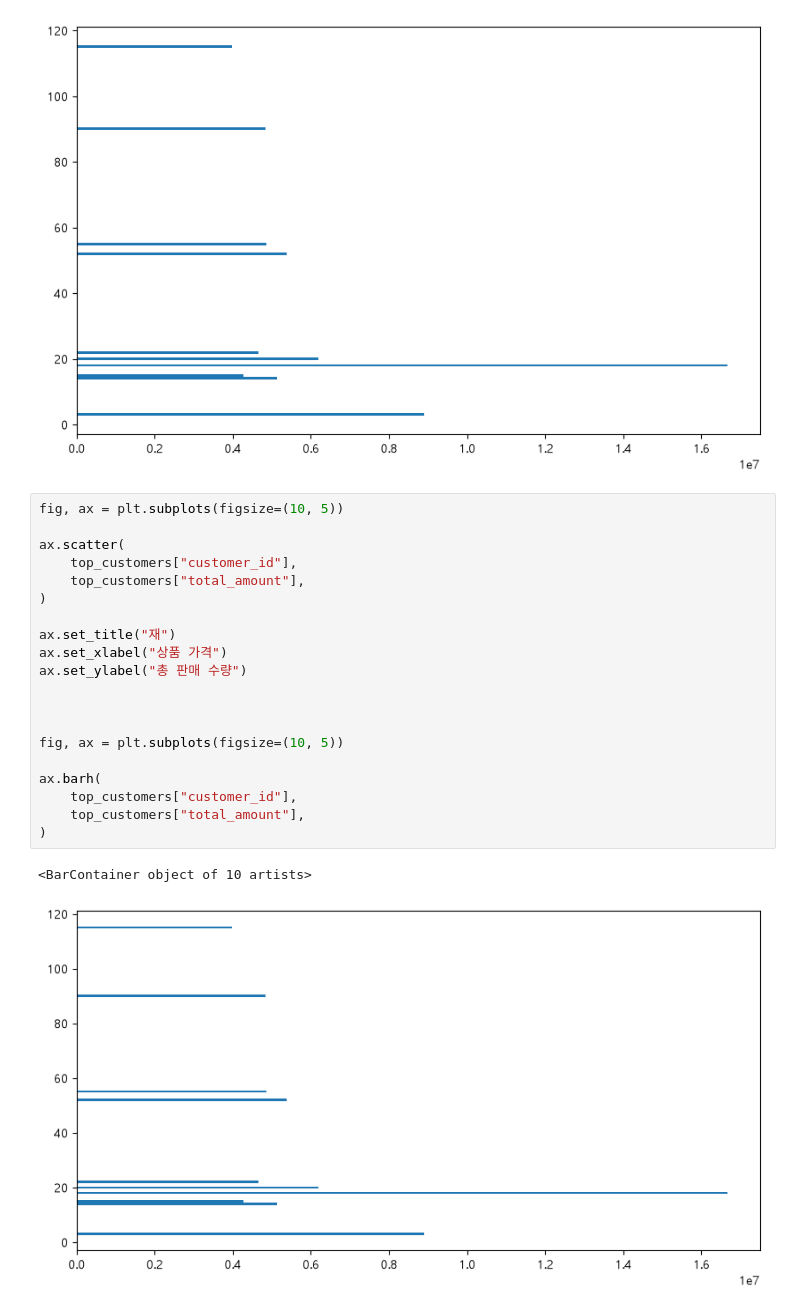
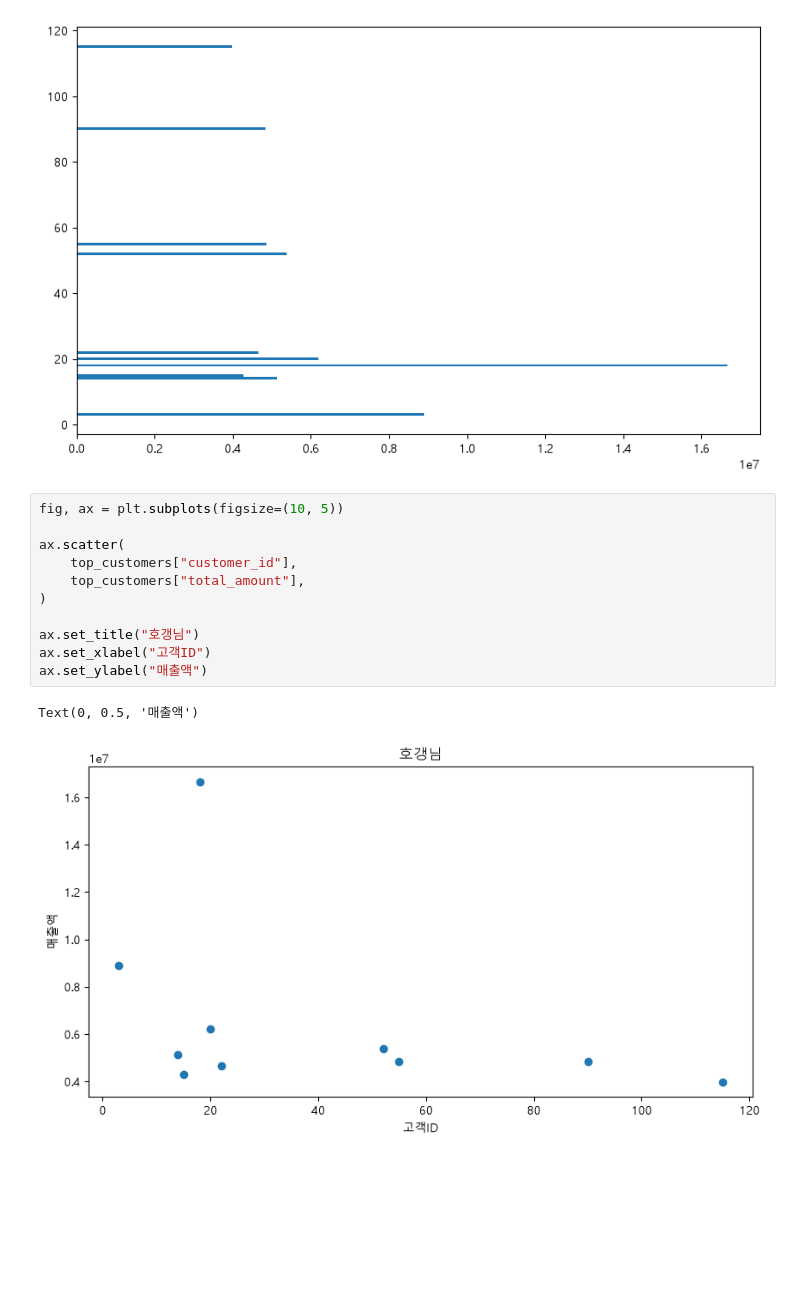
Before and after one commit to cyw0927/-llm-data-analysis-course, a Jupyter notebook: notebooks/ch07/00.ipynb, the cells around one changed output. Drawn from its saved outputs; the diff is of its cells as text; blank space fills up the shorter version.

```diff
--- a/notebooks/ch07/00.ipynb
+++ b/notebooks/ch07/00.ipynb
@@ -371,23 +371,14 @@ ax.barh(
 # %%
 fig, ax = plt.subplots(figsize=(10, 5))
 
 ax.scatter(
     top_customers["customer_id"],
     top_customers["total_amount"],
 )
 
-ax.set_title("재")
-ax.set_xlabel("상품 가격")
-ax.set_ylabel("총 판매 수량")
-
-
-
-fig, ax = plt.subplots(figsize=(10, 5))
-
-ax.barh(
-    top_customers["customer_id"],
-    top_customers["total_amount"],
-)
+ax.set_title("호갱님")
+ax.set_xlabel("고객ID")
+ax.set_ylabel("매출액")
 # %% [output]
-<BarContainer object of 10 artists>
+Text(0, 0.5, '매출액')
-[figure, old version]
+[figure, new version]
```
Also changed, not shown: 28 other files.
